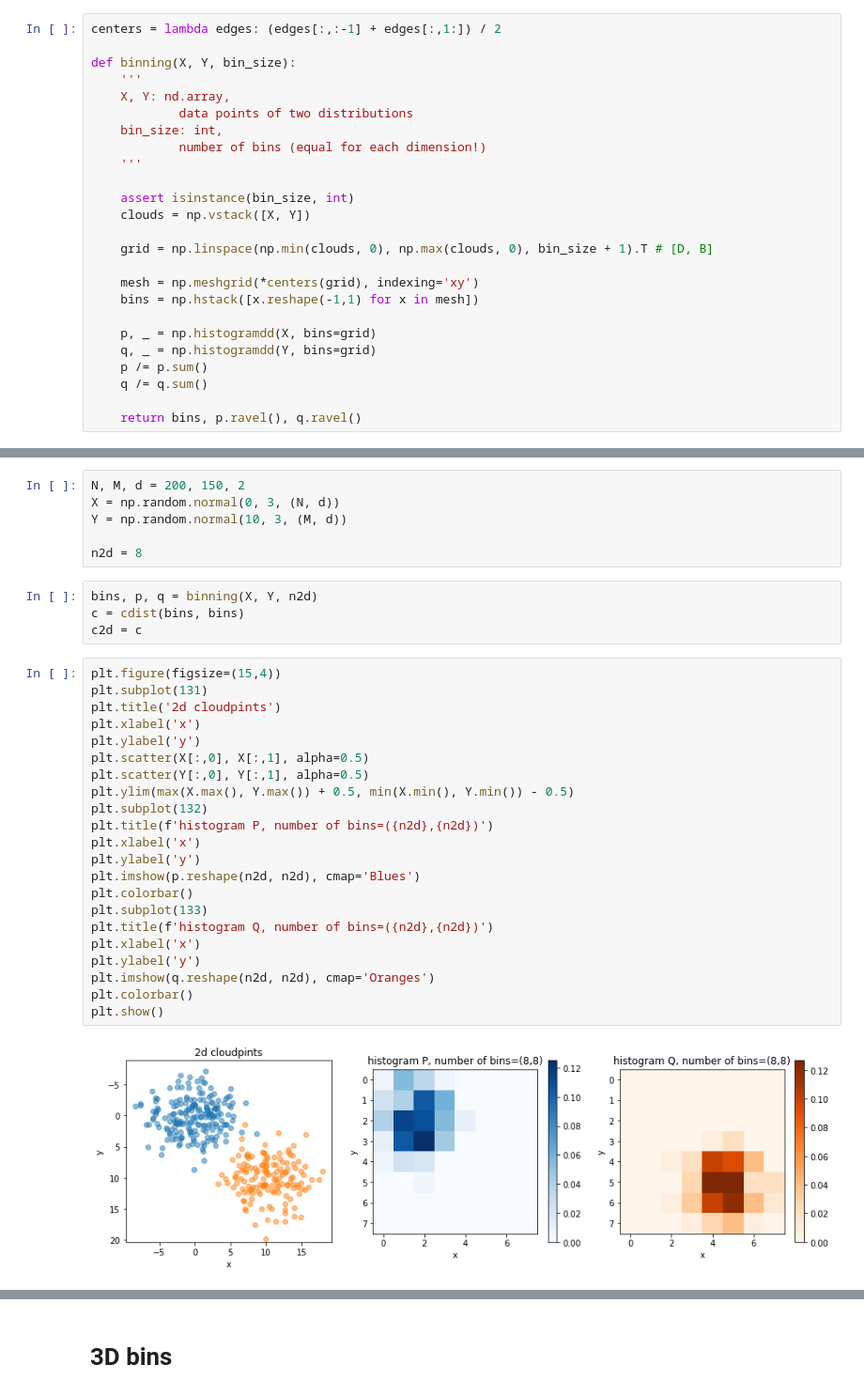
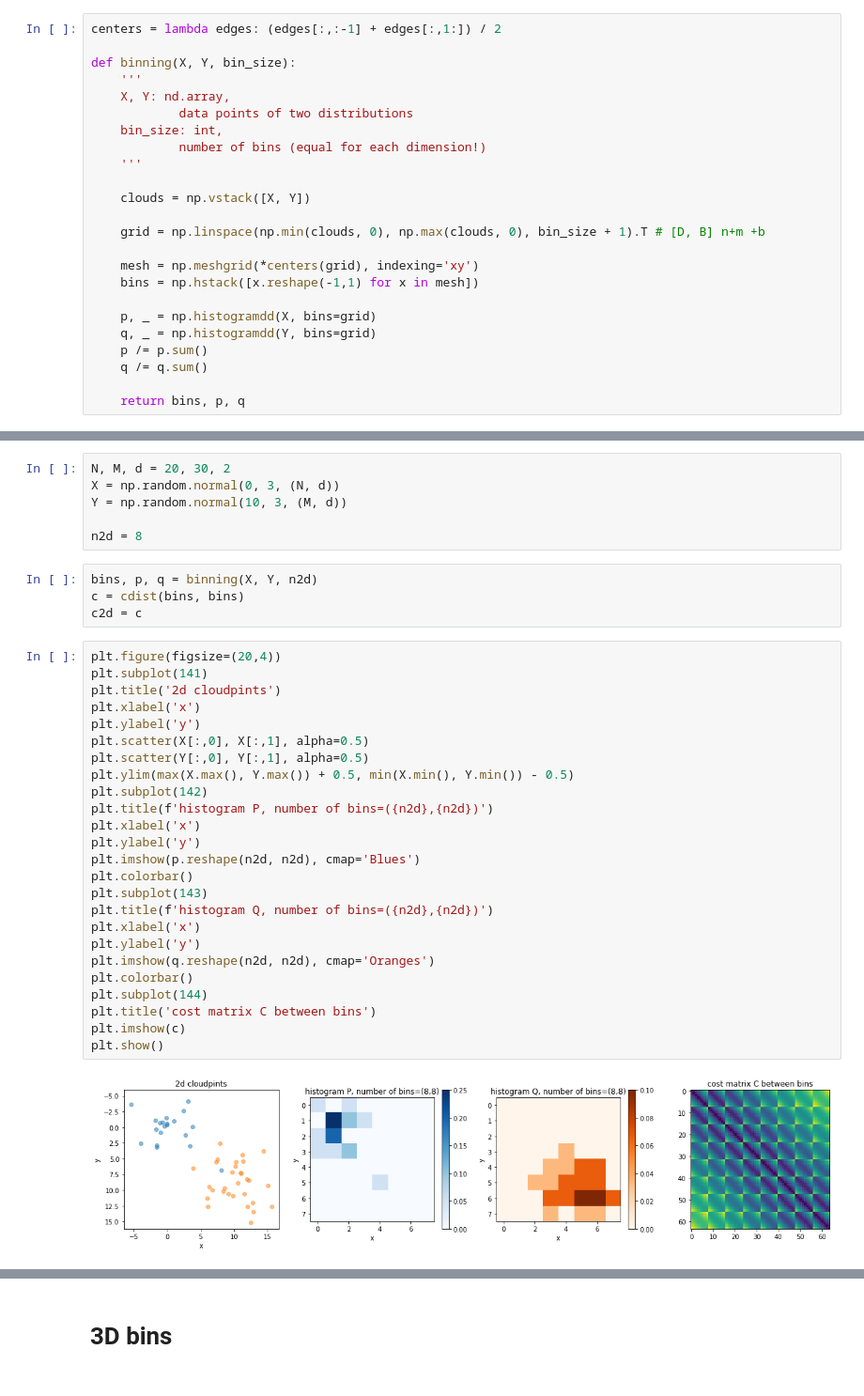
Before and after one commit to svdcvt/sinkhorn_ot, a Jupyter notebook: sinkhorn.ipynb, the cells around one changed output, grey strips where cells are left out. Shown at 94% size. Saved outputs shown, nothing was run; the diff lists cells and outputs as text.

```diff
--- a/sinkhorn.ipynb
+++ b/sinkhorn.ipynb
@@ -71,10 +77,9 @@ def binning(X, Y, bin_size):
             number of bins (equal for each dimension!)
     '''
 
-    assert isinstance(bin_size, int)
     clouds = np.vstack([X, Y])
 
-    grid = np.linspace(np.min(clouds, 0), np.max(clouds, 0), bin_size + 1).T # [D, B]
+    grid = np.linspace(np.min(clouds, 0), np.max(clouds, 0), bin_size + 1).T # [D, B] n+m +b
 
     mesh = np.meshgrid(*centers(grid), indexing='xy')
     bins = np.hstack([x.reshape(-1,1) for x in mesh])
@@ -84,4 +89,4 @@ def binning(X, Y, bin_size):
     p /= p.sum()
     q /= q.sum()
 
-    return bins, p.ravel(), q.ravel()
+    return bins, p, q
@@ -159,7 +148,7 @@ save = dict(p=p, q=q, bins=bins, K=K, u=u, v=v, c=c)
 # %% [markdown]
 # 2D bins
 # %%
-N, M, d = 200, 150, 2
+N, M, d = 20, 30, 2
 X = np.random.normal(0, 3, (N, d))
 Y = np.random.normal(10, 3, (M, d))
 
@@ -169,27 +158,30 @@ bins, p, q = binning(X, Y, n2d)
 c = cdist(bins, bins)
 c2d = c
 # %%
-plt.figure(figsize=(15,4))
-plt.subplot(131)
+plt.figure(figsize=(20,4))
+plt.subplot(141)
 plt.title('2d cloudpints')
 plt.xlabel('x')
 plt.ylabel('y')
 plt.scatter(X[:,0], X[:,1], alpha=0.5)
 plt.scatter(Y[:,0], Y[:,1], alpha=0.5)
 plt.ylim(max(X.max(), Y.max()) + 0.5, min(X.min(), Y.min()) - 0.5)
-plt.subplot(132)
+plt.subplot(142)
 plt.title(f'histogram P, number of bins=({n2d},{n2d})')
 plt.xlabel('x')
 plt.ylabel('y')
 plt.imshow(p.reshape(n2d, n2d), cmap='Blues')
 plt.colorbar()
-plt.subplot(133)
+plt.subplot(143)
 plt.title(f'histogram Q, number of bins=({n2d},{n2d})')
 plt.xlabel('x')
 plt.ylabel('y')
 plt.imshow(q.reshape(n2d, n2d), cmap='Oranges')
 plt.colorbar()
+plt.subplot(144)
+plt.title('cost matrix C between bins')
+plt.imshow(c)
 plt.show()
 # %% [output]
-[figure, old version]
+[figure, new version]
 # %%
```
Also changed, not shown: parts of 62 cells of this notebook, 2 other files.
